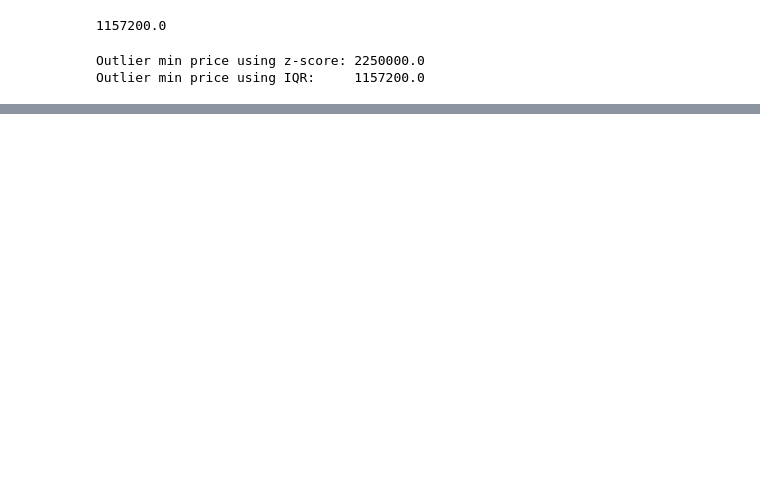
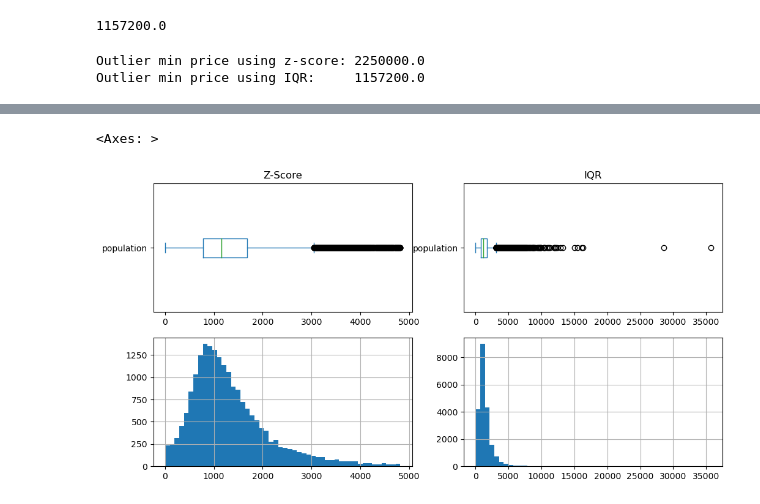
Before and after one commit to HassanAlgoz/data-analytics, a Jupyter notebook: techniques/outliers.ipynb, the cells around one changed output, grey strips where cells are left out. Cells and saved outputs as stored; diff of their text form; code cells hidden in the pictures; blank space fills up the shorter version.

```diff
--- a/techniques/outliers.ipynb
+++ b/techniques/outliers.ipynb
@@ -99,0 +105,5 @@ Which method is better for this dataset?
+# %%
+import pandas as pd
+
+housing = pd.read_csv("../datasets/housing/housing.csv")
+housing.head()
@@ -99,0 +117,21 @@ Which method is better for this dataset?
+# %%
+# let's first apply the zscore method
+threshold = 3
+housing_z = housing[np.abs(stats.zscore(housing['population'])) <= threshold]
+
+# now let's apply the iqr method
+housing_iqr = housing[(housing['population'] >= Q1 - threshold * IQR) & (housing['population'] <= Q3 + threshold * IQR)]
+# %%
+import matplotlib.pyplot as plt
+
+fig, ax = plt.subplots(2, 2, figsize=(12, 6))
+
+# box plot
+housing_z['population'].plot.box(ax=ax.flat[0], title="Z-Score", vert=False)
+housing_iqr['population'].plot.box(ax=ax.flat[1], title="IQR", vert=False)
+# histogram
+housing_z['population'].hist(ax=ax.flat[2], bins=50)
+housing_iqr['population'].hist(ax=ax.flat[3], bins=50)
+# %% [output]
+<Axes: >
+[figure, added]
```
Also changed, not shown: parts of 14 cells of this notebook.
